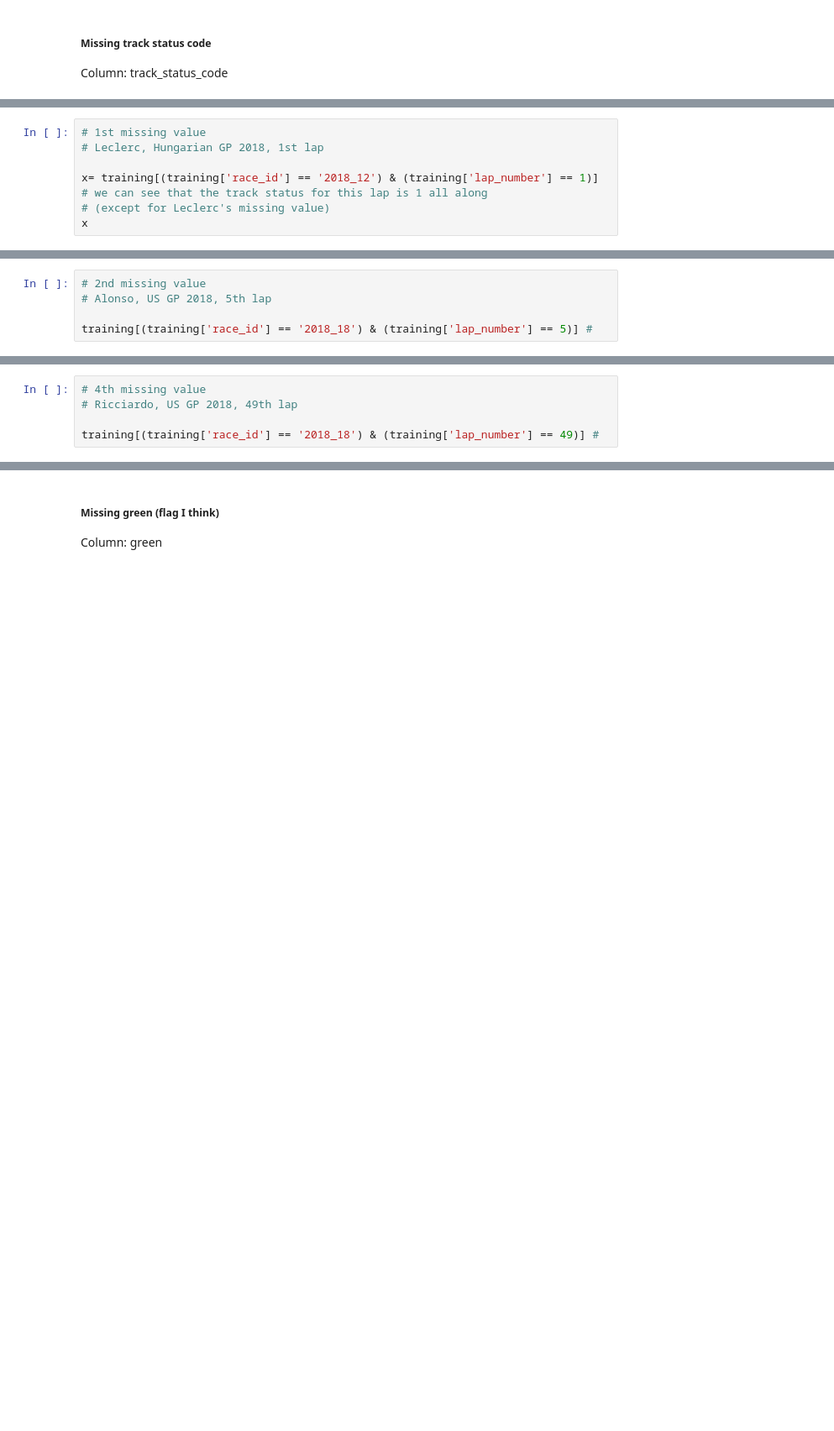
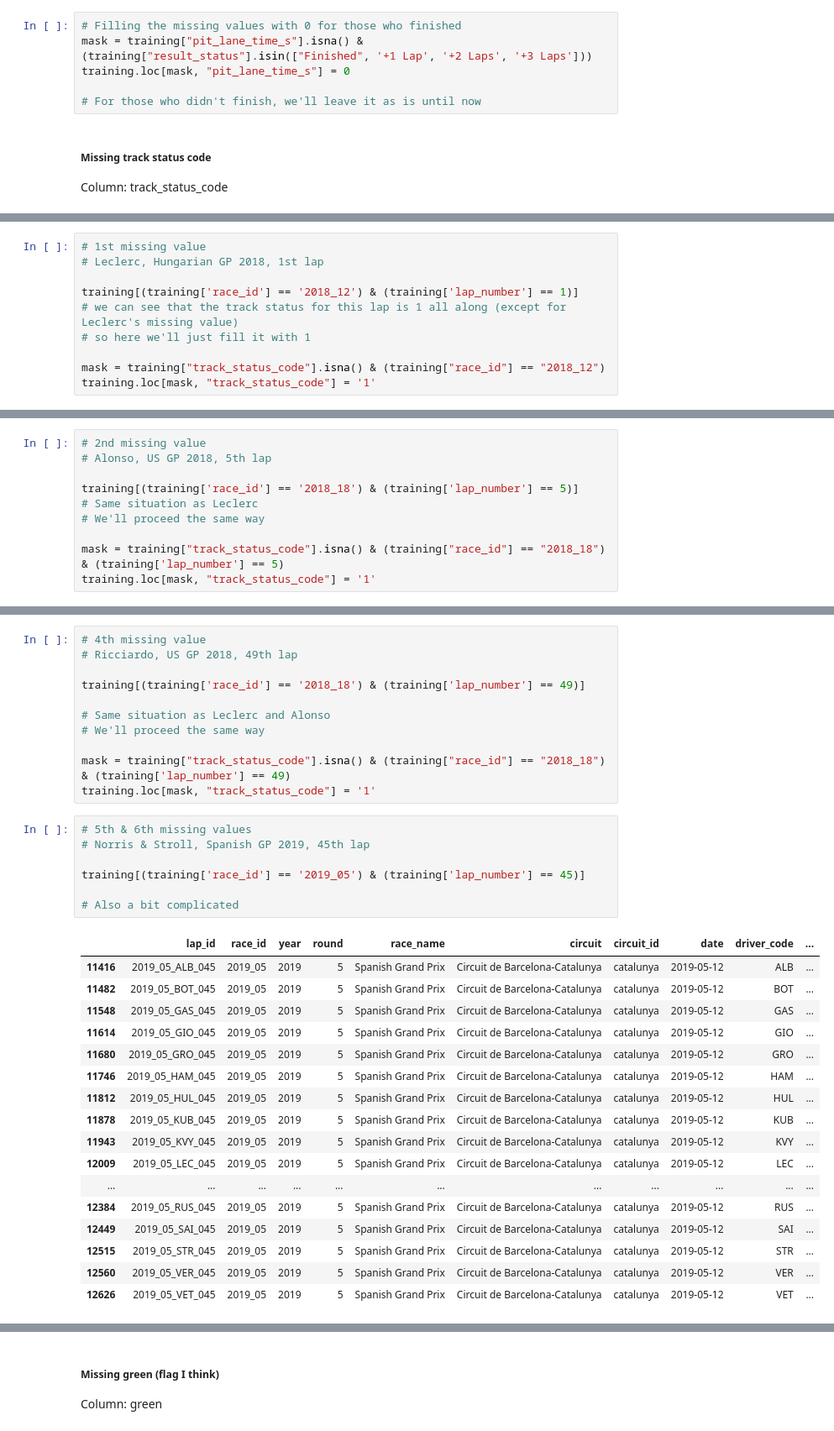
Before and after one commit to Laillaa/ML_Project_T01_LUSAIL, a Jupyter notebook: project_code.ipynb, the cells around one changed output, grey strips where cells are left out. Shown at 84% size. Drawn from its saved outputs; the diff is of its cells as text; blank space fills up the shorter version.

```diff
--- a/project_code.ipynb
+++ b/project_code.ipynb
@@ -932,3 +1195,9 @@ training[training['pit_lane_time_s'].isna()] # Check that there's no missing val
+# %%
+# Filling the missing values with 0 for those who finished
+mask = training["pit_lane_time_s"].isna() & (training["result_status"].isin(["Finished", '+1 Lap', '+2 Laps', '+3 Laps']))
+training.loc[mask, "pit_lane_time_s"] = 0
+
+# For those who didn't finish, we'll leave it as is until now
 # %% [markdown]
 ##### Missing track status code
 
@@ -948,6 +1227,9 @@ training[training['track_status_code'].isna()]
 # 1st missing value
 # Leclerc, Hungarian GP 2018, 1st lap
 
-x= training[(training['race_id'] == '2018_12') & (training['lap_number'] == 1)] # we can see that the track status for this lap is 1 all along
-# (except for Leclerc's missing value)
-x
+training[(training['race_id'] == '2018_12') & (training['lap_number'] == 1)]
+# we can see that the track status for this lap is 1 all along (except for Leclerc's missing value)
+# so here we'll just fill it with 1
+
+mask = training["track_status_code"].isna() & (training["race_id"] == "2018_12")
+training.loc[mask, "track_status_code"] = '1'
@@ -974,4 +1237,9 @@ x
 # 2nd missing value
 # Alonso, US GP 2018, 5th lap
 
-training[(training['race_id'] == '2018_18') & (training['lap_number'] == 5)] #
+training[(training['race_id'] == '2018_18') & (training['lap_number'] == 5)]
+# Same situation as Leclerc
+# We'll proceed the same way
+
+mask = training["track_status_code"].isna() & (training["race_id"] == "2018_18") & (training['lap_number'] == 5)
+training.loc[mask, "track_status_code"] = '1'
@@ -1022,4 +1272,35 @@ training[(training['race_id'] == '2018_18') & (training['lap_number'] == 12)] #
 # 4th missing value
 # Ricciardo, US GP 2018, 49th lap
 
-training[(training['race_id'] == '2018_18') & (training['lap_number'] == 49)] #
+training[(training['race_id'] == '2018_18') & (training['lap_number'] == 49)]
+
+# Same situation as Leclerc and Alonso
+# We'll proceed the same way
+
+mask = training["track_status_code"].isna() & (training["race_id"] == "2018_18") & (training['lap_number'] == 49)
+training.loc[mask, "track_status_code"] = '1'
+# %%
+# 5th & 6th missing values
+# Norris & Stroll, Spanish GP 2019, 45th lap
+
+training[(training['race_id'] == '2019_05') & (training['lap_number'] == 45)]
+
+# Also a bit complicated
+# %% [output]
+|  | lap_id | race_id | year | round | race_name | circuit | circuit_id | date | driver_code | ... |
+| 11416 | 2019_05_ALB_045 | 2019_05 | 2019 | 5 | Spanish Grand Prix | Circuit de Barcelona-Catalunya | catalunya | 2019-05-12 | ALB | ... |
+| 11482 | 2019_05_BOT_045 | 2019_05 | 2019 | 5 | Spanish Grand Prix | Circuit de Barcelona-Catalunya | catalunya | 2019-05-12 | BOT | ... |
+| 11548 | 2019_05_GAS_045 | 2019_05 | 2019 | 5 | Spanish Grand Prix | Circuit de Barcelona-Catalunya | catalunya | 2019-05-12 | GAS | ... |
+| 11614 | 2019_05_GIO_045 | 2019_05 | 2019 | 5 | Spanish Grand Prix | Circuit de Barcelona-Catalunya | catalunya | 2019-05-12 | GIO | ... |
+| 11680 | 2019_05_GRO_045 | 2019_05 | 2019 | 5 | Spanish Grand Prix | Circuit de Barcelona-Catalunya | catalunya | 2019-05-12 | GRO | ... |
+| 11746 | 2019_05_HAM_045 | 2019_05 | 2019 | 5 | Spanish Grand Prix | Circuit de Barcelona-Catalunya | catalunya | 2019-05-12 | HAM | ... |
+| 11812 | 2019_05_HUL_045 | 2019_05 | 2019 | 5 | Spanish Grand Prix | Circuit de Barcelona-Catalunya | catalunya | 2019-05-12 | HUL | ... |
+| 11878 | 2019_05_KUB_045 | 2019_05 | 2019 | 5 | Spanish Grand Prix | Circuit de Barcelona-Catalunya | catalunya | 2019-05-12 | KUB | ... |
+| 11943 | 2019_05_KVY_045 | 2019_05 | 2019 | 5 | Spanish Grand Prix | Circuit de Barcelona-Catalunya | catalunya | 2019-05-12 | KVY | ... |
+| 12009 | 2019_05_LEC_045 | 2019_05 | 2019 | 5 | Spanish Grand Prix | Circuit de Barcelona-Catalunya | catalunya | 2019-05-12 | LEC | ... |
+| ... | ... | ... | ... | ... | ... | ... | ... | ... | ... | ... |
+| 12384 | 2019_05_RUS_045 | 2019_05 | 2019 | 5 | Spanish Grand Prix | Circuit de Barcelona-Catalunya | catalunya | 2019-05-12 | RUS | ... |
+| 12449 | 2019_05_SAI_045 | 2019_05 | 2019 | 5 | Spanish Grand Prix | Circuit de Barcelona-Catalunya | catalunya | 2019-05-12 | SAI | ... |
+| 12515 | 2019_05_STR_045 | 2019_05 | 2019 | 5 | Spanish Grand Prix | Circuit de Barcelona-Catalunya | catalunya | 2019-05-12 | STR | ... |
+| 12560 | 2019_05_VER_045 | 2019_05 | 2019 | 5 | Spanish Grand Prix | Circuit de Barcelona-Catalunya | catalunya | 2019-05-12 | VER | ... |
+| 12626 | 2019_05_VET_045 | 2019_05 | 2019 | 5 | Spanish Grand Prix | Circuit de Barcelona-Catalunya | catalunya | 2019-05-12 | VET | ... |
```
Also changed, not shown: parts of 89 cells of this notebook.
